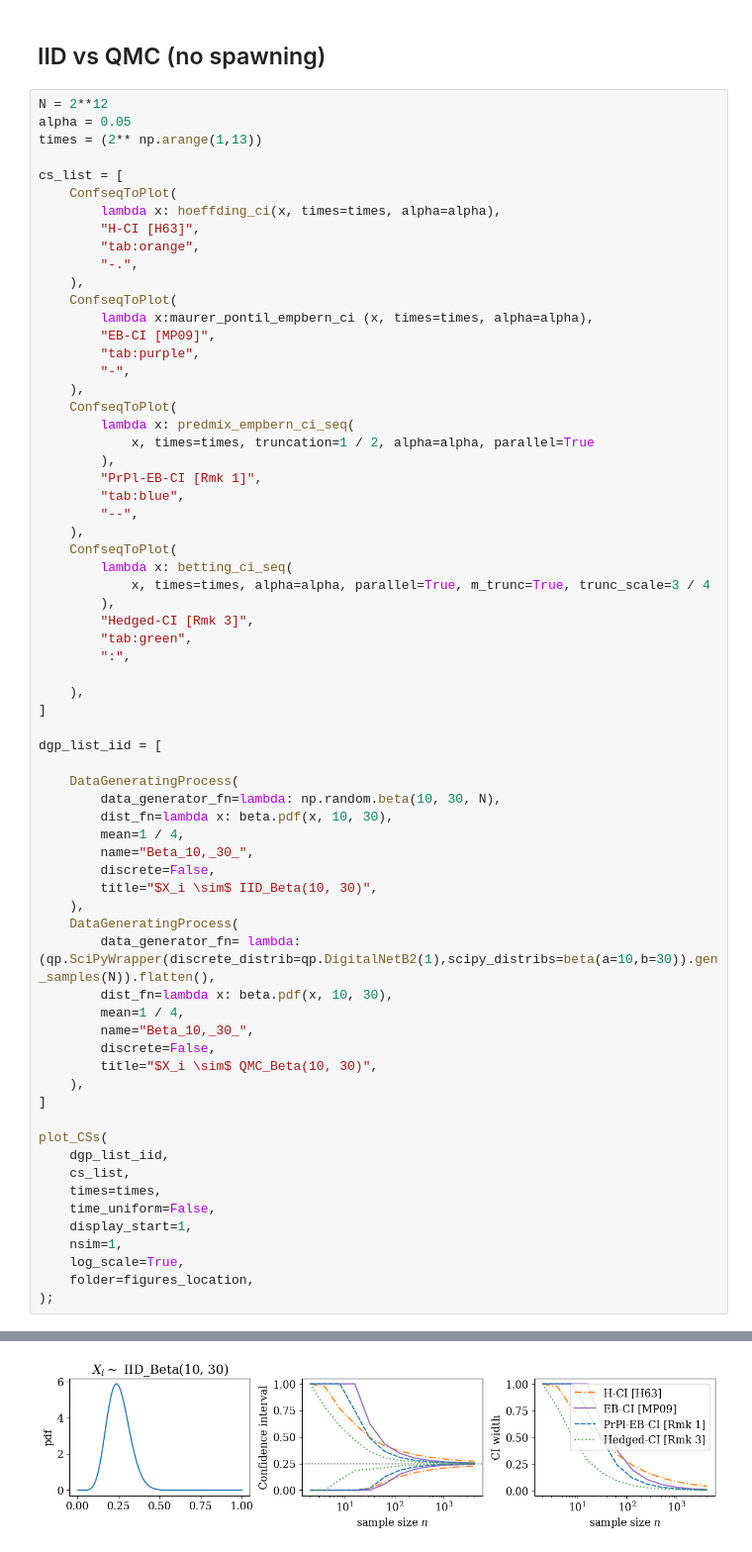
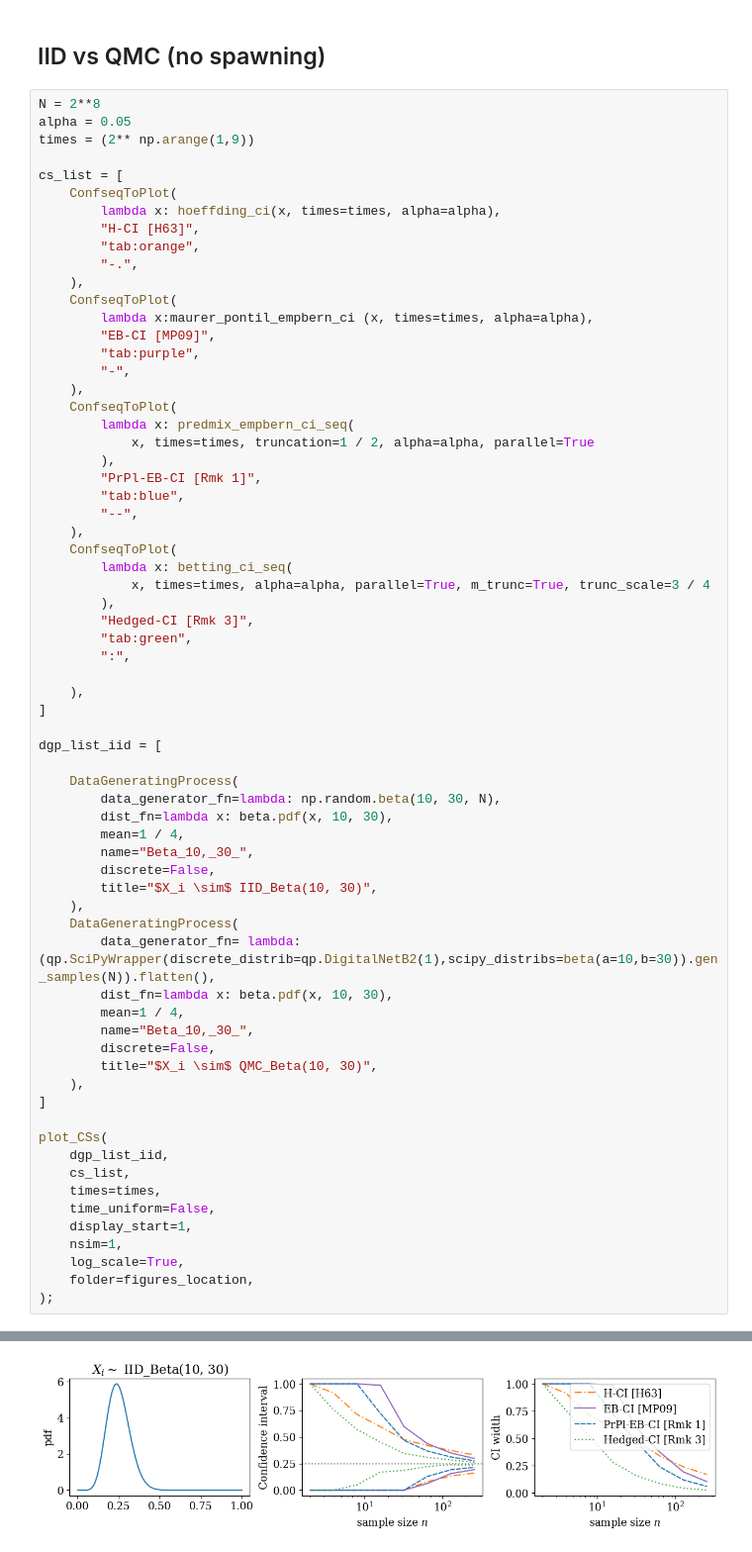
Before and after one commit to fjhickernell/Betting-Paper-Simulations-for-QMC, a Jupyter notebook: simulations/Fixed-time/qmc_ci.ipynb, the cells around one changed output, grey strips where cells are left out. Shown: that part at 99% size. Saved outputs shown, nothing was run; the diff lists cells and outputs as text.

```diff
--- a/simulations/Fixed-time/qmc_ci.ipynb
+++ b/simulations/Fixed-time/qmc_ci.ipynb
@@ -193,9 +231,9 @@ Hedged-CI [Rmk 3] miscovered in 0 out of 5 experiments
 # %% [markdown]
 ## IID vs QMC (no spawning)
 # %%
-N = 2**12
+N = 2**8
 alpha = 0.05
-times = (2** np.arange(1,13))
+times = (2** np.arange(1,9))
 
 cs_list = [
     ConfseqToPlot(
@@ -293 +325 @@ Hedged-CI [Rmk 3] miscovered in 0 out of 1 experiments
-[figure, old version]
+[figure, new version]
```
Also changed, not shown: parts of 5 cells of this notebook.
